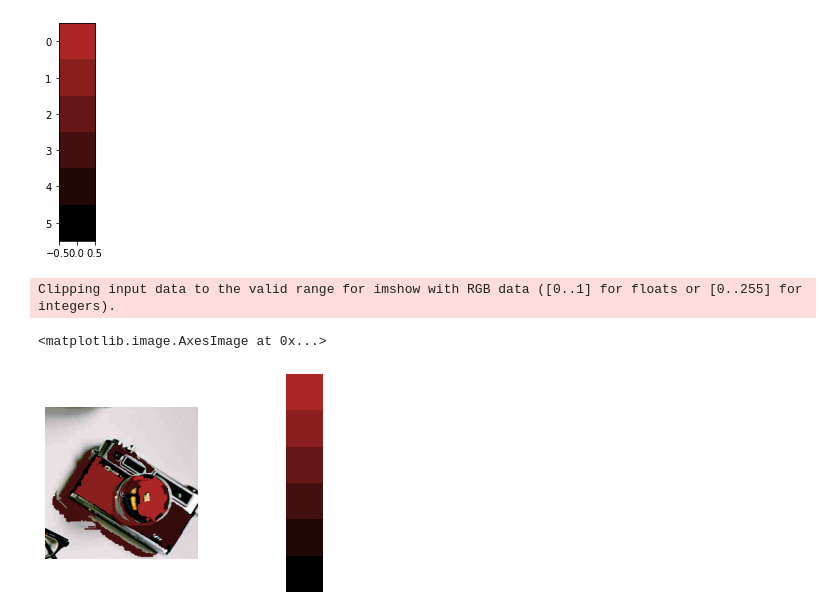
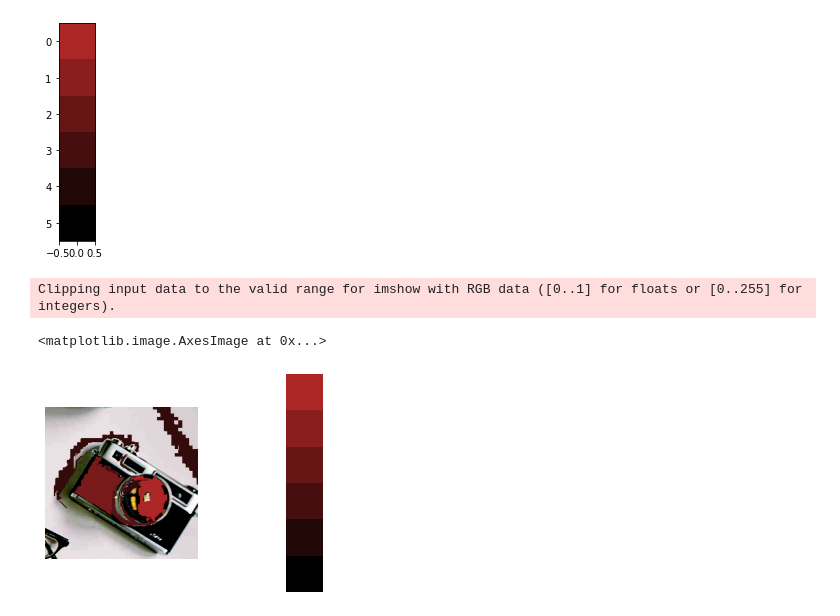
Before and after one commit to XAI-Demonstrator/xai-demonstrator, a Jupyter notebook: visual-inspection/explainers/explore_new_lime.ipynb, the cells around one changed output. Cells and saved outputs as stored; diff of their text form; code cells hidden in the pictures.

Commit message:
Added method that combines all methods

```diff
--- a/visual-inspection/explainers/explore_new_lime.ipynb
+++ b/visual-inspection/explainers/explore_new_lime.ipynb
@@ -100,3 +93,6 @@ generate_visual_explanation:  0.2880399227142334
+# %%
+image_explanation = explain_image(img = img, seg_method = "felzenszwalb", seg_settings = {}, num_of_samples = 200, samples_p = 0.5,
+                  model_ = model, threshold = 0.3, volume = 45, colour =  "red")
 # %%
 gradient=[
 np.ones((1,1)) * [173, 38, 38] / 255*1.0,
@@ -114,10 +107,10 @@ plt.show()
 # %%
 f, axarr = plt.subplots(1,2)
 axarr[0].axis("off")
 axarr[1].axis("off")
-axarr[0].imshow(result_layer)
+axarr[0].imshow(image_explanation)
 axarr[1].imshow(gradient)
 # %% [output]
 Clipping input data to the valid range for imshow with RGB data ([0..1] for floats or [0..255] for integers).
 <matplotlib.image.AxesImage at 0x...>
-[figure, old version]
+[figure, new version]
```
Also changed, not shown: parts of 11 cells of this notebook, 1 other file.
